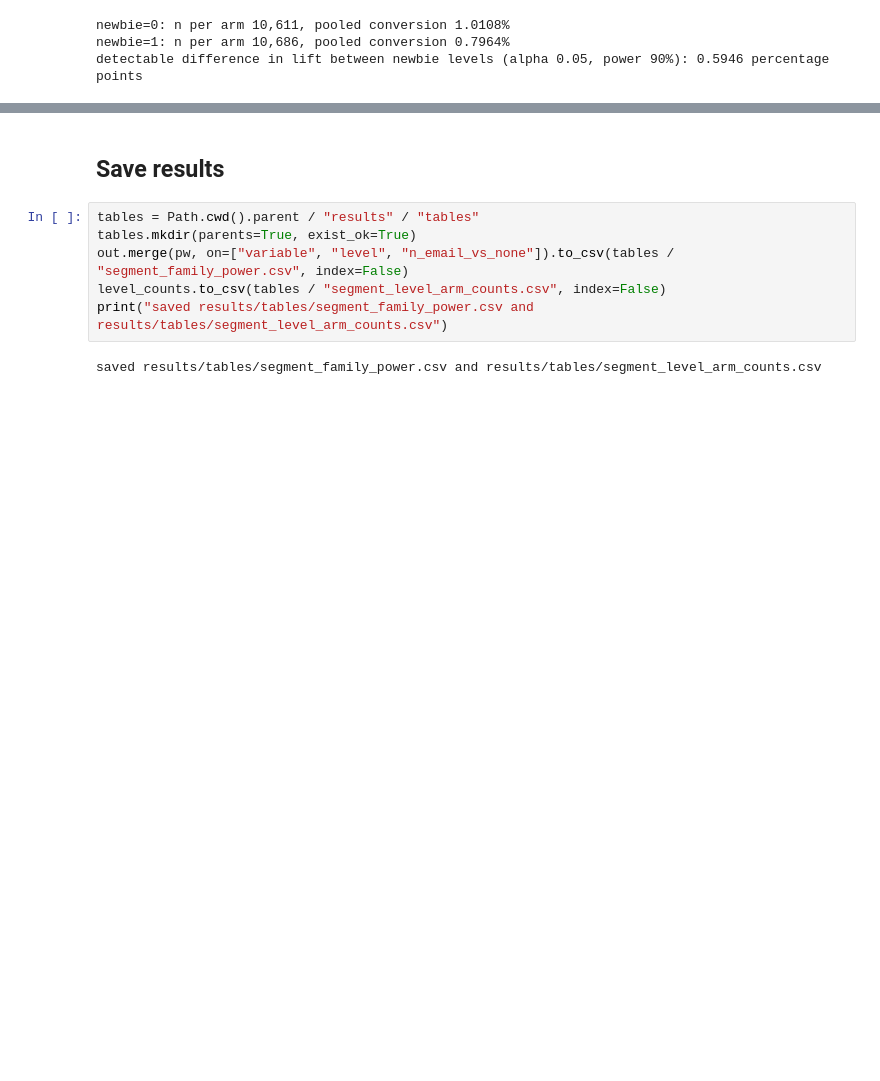
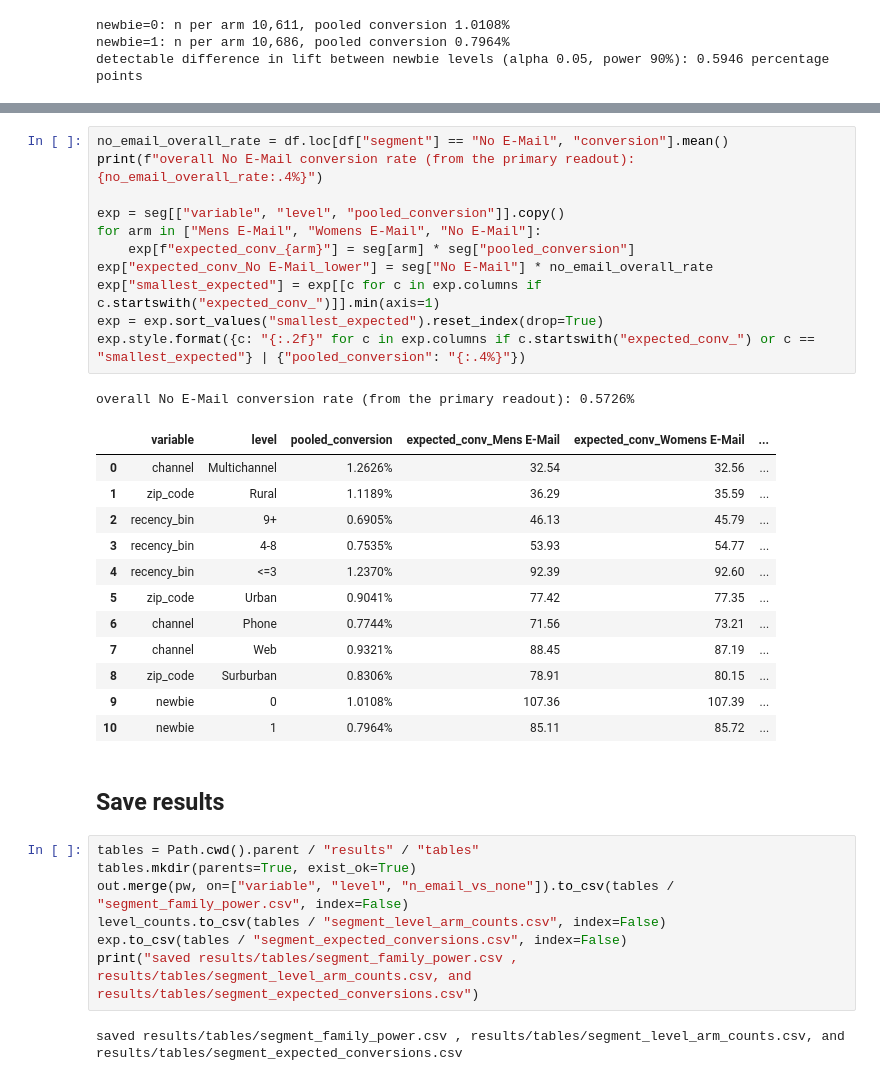
Before and after one commit to luisesparza3347/ab-testing-experiments, a Jupyter notebook: notebooks/00_segment_family_power.ipynb, the cells around one changed output, grey strips where cells are left out. Drawn from its saved outputs; the diff is of its cells as text; blank space fills up the shorter version.

```diff
--- a/notebooks/00_segment_family_power.ipynb
+++ b/notebooks/00_segment_family_power.ipynb
@@ -225,3 +236,28 @@ detectable difference in lift between newbie levels (alpha 0.05, power 90%): 0.5
+# %%
+no_email_overall_rate = df.loc[df["segment"] == "No E-Mail", "conversion"].mean()
+print(f"overall No E-Mail conversion rate (from the primary readout): {no_email_overall_rate:.4%}")
+
+exp = seg[["variable", "level", "pooled_conversion"]].copy()
+for arm in ["Mens E-Mail", "Womens E-Mail", "No E-Mail"]:
+    exp[f"expected_conv_{arm}"] = seg[arm] * seg["pooled_conversion"]
+exp["expected_conv_No E-Mail_lower"] = seg["No E-Mail"] * no_email_overall_rate
+exp["smallest_expected"] = exp[[c for c in exp.columns if c.startswith("expected_conv_")]].min(axis=1)
+exp = exp.sort_values("smallest_expected").reset_index(drop=True)
+exp.style.format({c: "{:.2f}" for c in exp.columns if c.startswith("expected_conv_") or c == "smallest_expected"} | {"pooled_conversion": "{:.4%}"})
+# %% [output]
+overall No E-Mail conversion rate (from the primary readout): 0.5726%
+|  | variable | level | pooled_conversion | expected_conv_Mens E-Mail | expected_conv_Womens E-Mail | ... |
+| 0 | channel | Multichannel | 1.2626% | 32.54 | 32.56 | ... |
+| 1 | zip_code | Rural | 1.1189% | 36.29 | 35.59 | ... |
+| 2 | recency_bin | 9+ | 0.6905% | 46.13 | 45.79 | ... |
+| 3 | recency_bin | 4-8 | 0.7535% | 53.93 | 54.77 | ... |
+| 4 | recency_bin | <=3 | 1.2370% | 92.39 | 92.60 | ... |
+| 5 | zip_code | Urban | 0.9041% | 77.42 | 77.35 | ... |
+| 6 | channel | Phone | 0.7744% | 71.56 | 73.21 | ... |
+| 7 | channel | Web | 0.9321% | 88.45 | 87.19 | ... |
+| 8 | zip_code | Surburban | 0.8306% | 78.91 | 80.15 | ... |
+| 9 | newbie | 0 | 1.0108% | 107.36 | 107.39 | ... |
+| 10 | newbie | 1 | 0.7964% | 85.11 | 85.72 | ... |
 # %% [markdown]
 ## Save results
 # %%
@@ -229,6 +265,7 @@ tables = Path.cwd().parent / "results" / "tables"
 tables.mkdir(parents=True, exist_ok=True)
 out.merge(pw, on=["variable", "level", "n_email_vs_none"]).to_csv(tables / "segment_family_power.csv", index=False)
 level_counts.to_csv(tables / "segment_level_arm_counts.csv", index=False)
-print("saved results/tables/segment_family_power.csv and results/tables/segment_level_arm_counts.csv")
+exp.to_csv(tables / "segment_expected_conversions.csv", index=False)
+print("saved results/tables/segment_family_power.csv , results/tables/segment_level_arm_counts.csv, and results/tables/segment_expected_conversions.csv")
 # %% [output]
-saved results/tables/segment_family_power.csv and results/tables/segment_level_arm_counts.csv
+saved results/tables/segment_family_power.csv , results/tables/segment_level_arm_counts.csv, and results/tables/segment_expected_conversions.csv
```
Also changed, not shown: parts of 1 cell of this notebook, 4 other files.
